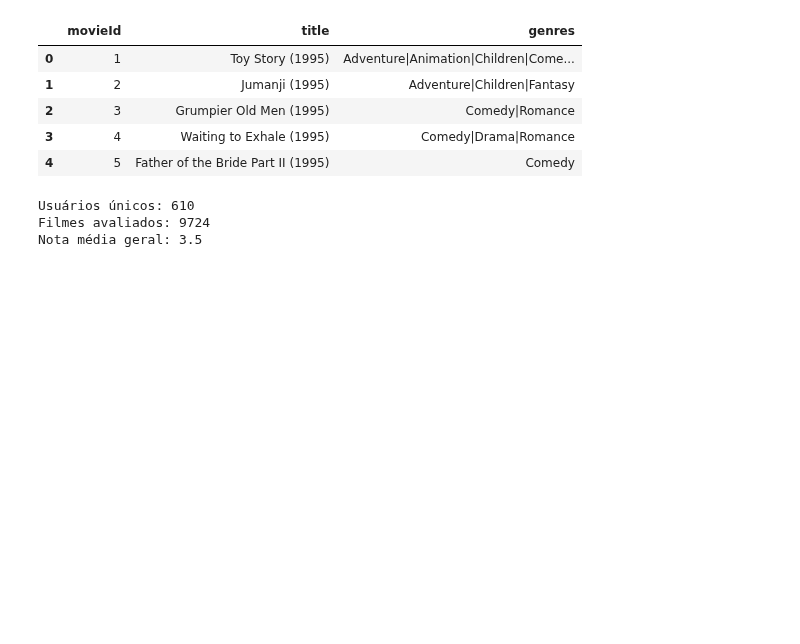
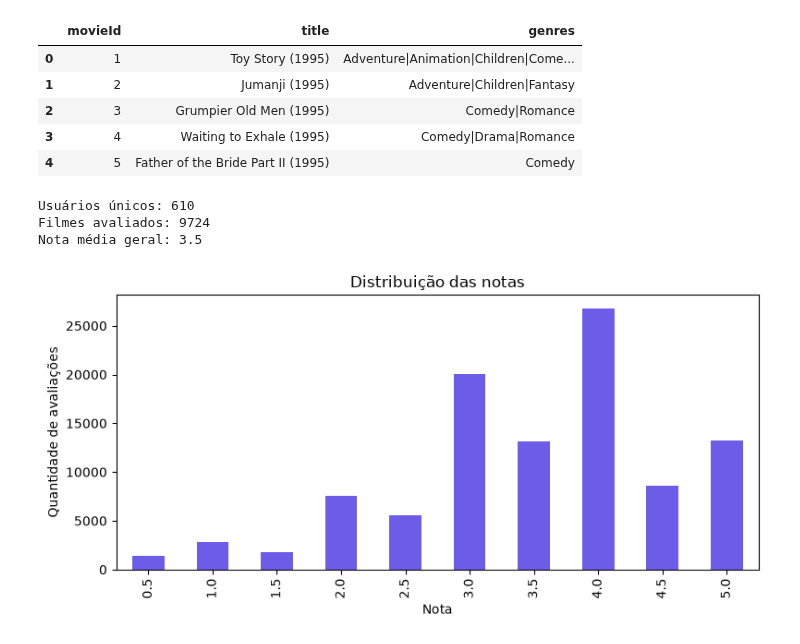
Before and after one commit to anatakehara/cinematch, a Jupyter notebook: notebooks/movies_data.ipynb, the cells around one changed output. Saved outputs shown, nothing was run; the diff lists cells and outputs as text; code cells hidden in the pictures; blank space fills up the shorter version.

Commit message:
feat: MovieLens analysis with charts

```diff
--- a/notebooks/movies_data.ipynb
+++ b/notebooks/movies_data.ipynb
@@ -35,3 +35,21 @@ print("Nota média geral:", round(ratings["rating"].mean(), 2))
 Usuários únicos: 610
 Filmes avaliados: 9724
 Nota média geral: 3.5
+# %%
+import matplotlib.pyplot as plt
+from pathlib import Path
+
+Path("../docs").mkdir(exist_ok=True)
+plt.rcParams["figure.figsize"] = (8, 4)
+# %%
+contagem = ratings["rating"].value_counts().sort_index()
+
+contagem.plot(kind="bar", color="#6c5ce7")
+plt.title("Distribuição das notas")
+plt.xlabel("Nota")
+plt.ylabel("Quantidade de avaliações")
+plt.tight_layout()
+plt.savefig("../docs/distribuicao_notas.png", dpi=150)
+plt.show()
+# %% [output]
+[figure, added]
```
Also changed, not shown: parts of 5 cells of this notebook, 3 other files.
